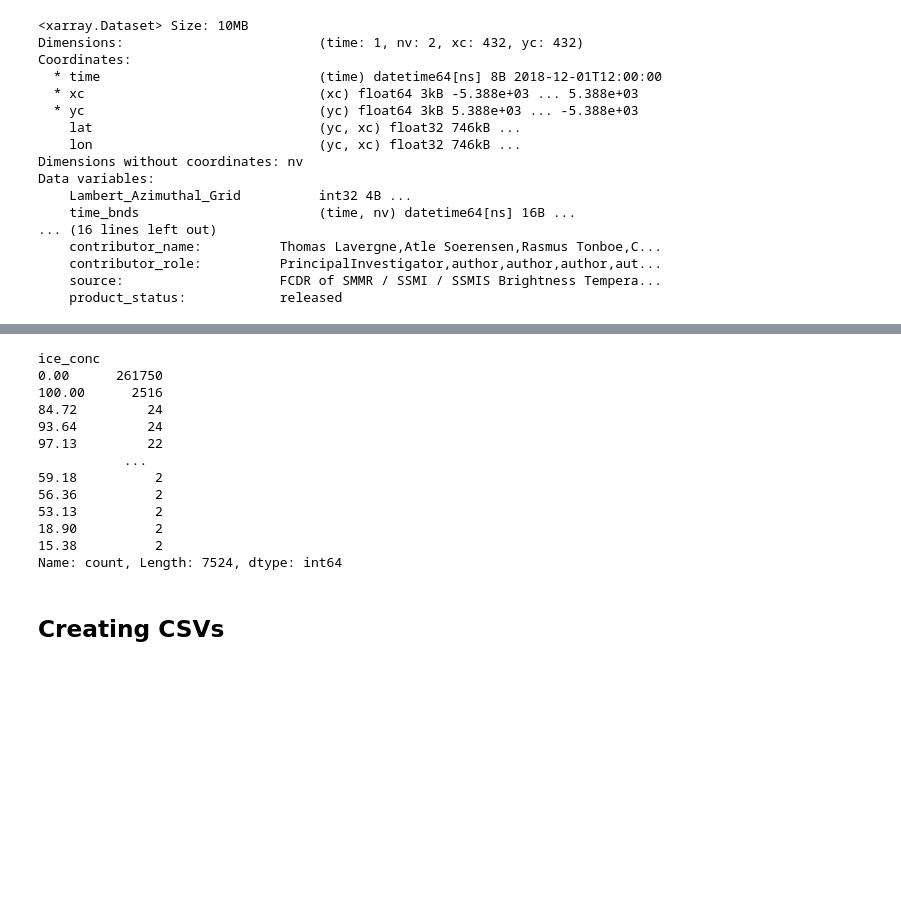
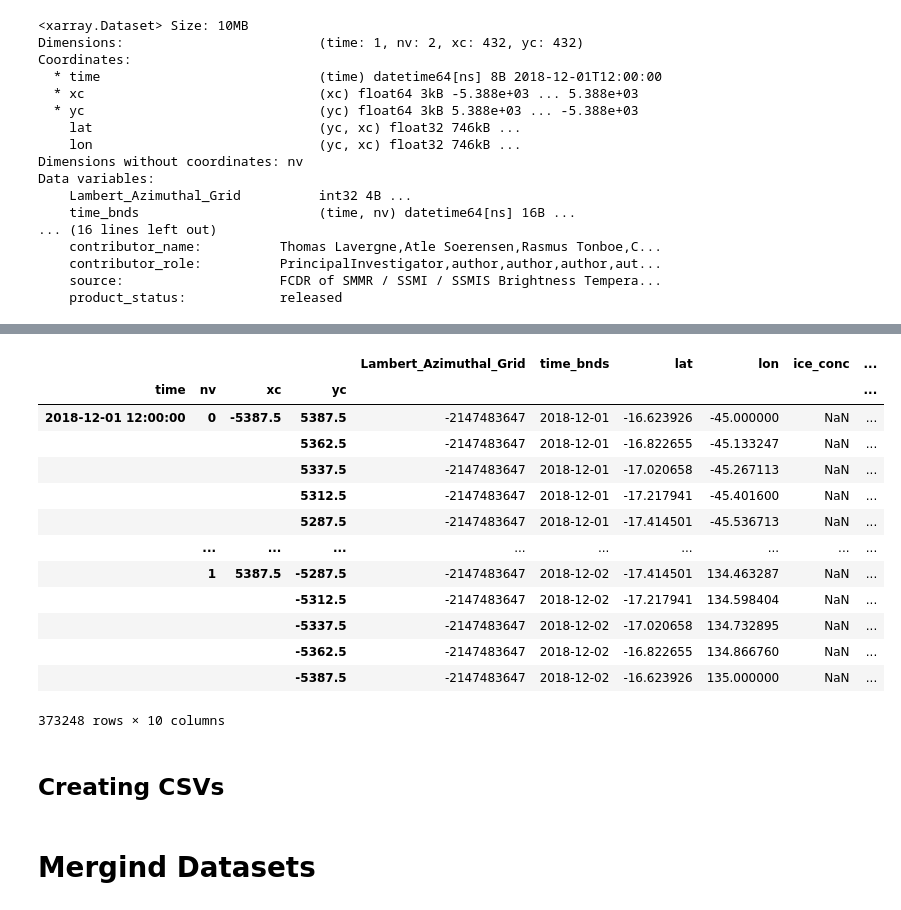
Before and after one commit to lennartp03/projectP, a Jupyter notebook: notebooks/data_prep.ipynb, the cells around one changed output, grey strips where cells are left out. Saved outputs shown, nothing was run; the diff lists cells and outputs as text; code cells hidden in the pictures; blank space fills up the shorter version.

```diff
--- a/notebooks/data_prep.ipynb
+++ b/notebooks/data_prep.ipynb
@@ -374,20 +418,21 @@ Data variables:
 # %%
-# pd_ds = ds.to_dataframe()
-pd_ds['ice_conc'].value_counts()
+pd_ds = ds.to_dataframe()
+pd_ds
 # %% [output]
+|  |  |  |  | Lambert_Azimuthal_Grid | time_bnds | lat | lon | ice_conc | ... |
+| time | nv | xc | yc |  |  |  |  |  | ... |
+| 2018-12-01 12:00:00 | 0 | -5387.5 | 5387.5 | -2147483647 | 2018-12-01 | -16.623926 | -45.000000 | NaN | ... |
+|  |  |  | 5362.5 | -2147483647 | 2018-12-01 | -16.822655 | -45.133247 | NaN | ... |
+|  |  |  | 5337.5 | -2147483647 | 2018-12-01 | -17.020658 | -45.267113 | NaN | ... |
+|  |  |  | 5312.5 | -2147483647 | 2018-12-01 | -17.217941 | -45.401600 | NaN | ... |
+|  |  |  | 5287.5 | -2147483647 | 2018-12-01 | -17.414501 | -45.536713 | NaN | ... |
+|  | ... | ... | ... | ... | ... | ... | ... | ... | ... |
+|  | 1 | 5387.5 | -5287.5 | -2147483647 | 2018-12-02 | -17.414501 | 134.463287 | NaN | ... |
+|  |  |  | -5312.5 | -2147483647 | 2018-12-02 | -17.217941 | 134.598404 | NaN | ... |
+|  |  |  | -5337.5 | -2147483647 | 2018-12-02 | -17.020658 | 134.732895 | NaN | ... |
+|  |  |  | -5362.5 | -2147483647 | 2018-12-02 | -16.822655 | 134.866760 | NaN | ... |
+|  |  |  | -5387.5 | -2147483647 | 2018-12-02 | -16.623926 | 135.000000 | NaN | ... |
-ice_conc
-0.00      261750
-100.00      2516
-84.72         24
-93.64         24
-97.13         22
-           ...
-59.18          2
-56.36          2
-53.13          2
-18.90          2
-15.38          2
-Name: count, Length: 7524, dtype: int64
+373248 rows × 10 columns
 # %% [markdown]
 ## Creating CSVs
 # %%
@@ -396,0 +444,2 @@ combined_df.to_csv("combined_climate_df.csv", index=False)
+# %% [markdown]
+# Mergind Datasets
```
Also changed, not shown: parts of 16 cells of this notebook.
